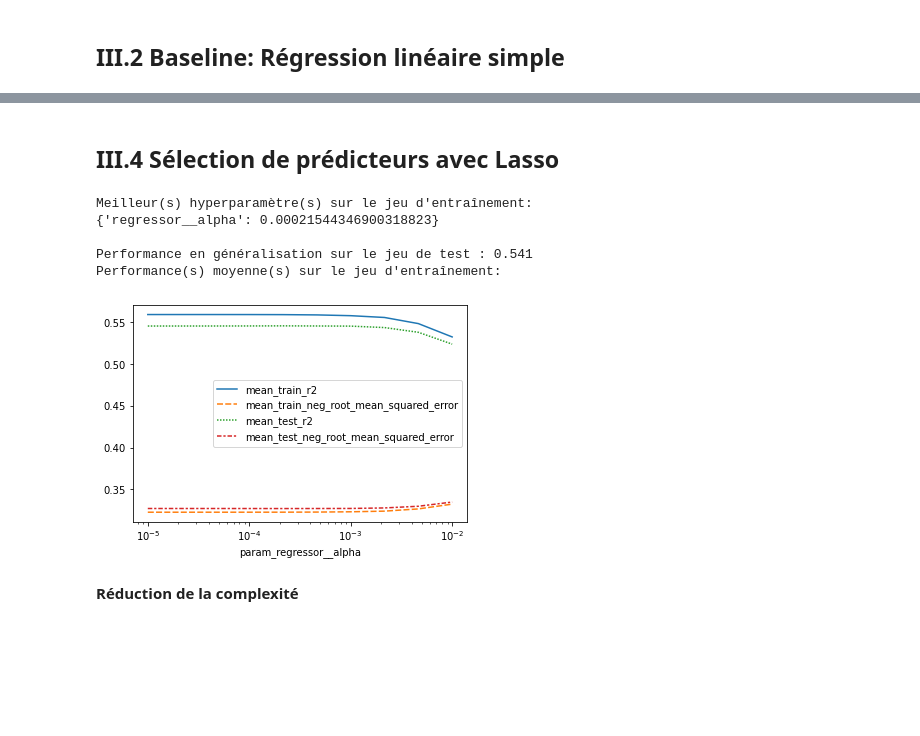
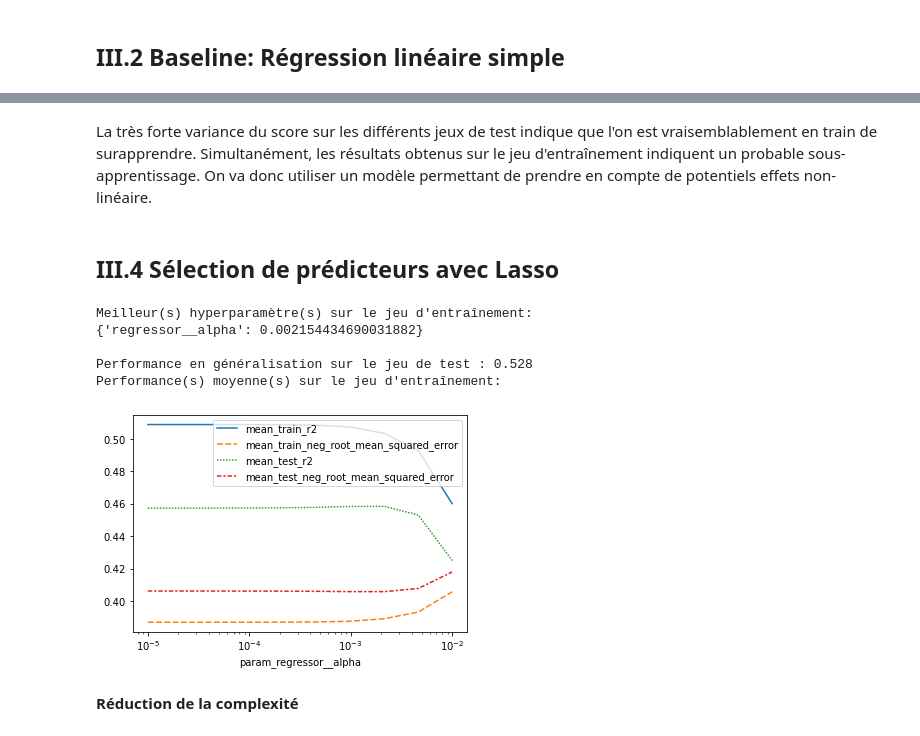
Before and after one commit to OlivierLegrand/P7, a Jupyter notebook: P4/Pélec_02_code.ipynb, the cells around one changed output, grey strips where cells are left out. Saved outputs shown, nothing was run; the diff lists cells and outputs as text; code cells hidden in the pictures; blank space fills up the shorter version.

```diff
--- a/P4/Pélec_02_code.ipynb
+++ b/P4/Pélec_02_code.ipynb
@@ -61,0 +39,4 @@ On définit également quelques routines pour automatiser les traitements.
+# %%
+SEUmodel = pd.read_csv("./SEUmodel.csv")
+GHGmodel = pd.read_csv("./GHGmodel.csv")
+SEUmodel.info()
@@ -251,8 +270,18 @@ def print_cvresults(score, regr, param_grid):
     param_cols += param_keys
     param_cols += ["mean_fit_time", "std_fit_time", "mean_score_time", "std_score_time"]
 
-    # Performance sur le jeu d'entraînement
-    print("Performance(s) moyenne(s) sur le jeu d'entraînement:")
+    mean_scores = cv_results.loc[
+        cv_results[list(param_keys)[0]]==gspipeline.best_params_["regressor__"+list(param_grid)[0]],
+        ["mean_train_r2", "mean_train_neg_root_mean_squared_error",
+         "mean_test_r2", "mean_test_neg_root_mean_squared_error"]].mean()
+
+    print("Scores moyens sur le jeu d'entraînement, avec le meilleur modèle:")
+    print("R2: {:.3f} +/- {:.3f}".format(mean_scores[0], cvresults.iloc[0]["std_train_r2"]))
+    print("RMSE: {:.3f} +/- {:.3f}".format(mean_scores[1], cvresults.iloc[0]["std_train_neg_root_mean_squared_error"]))
+    print('')
+    print("Scores moyens sur le jeu de test, avec le meilleur modèle:")
+    print("R2: {:.3f} +/- {:.3f}".format(mean_scores[2], cvresults.iloc[0]["std_test_r2"]))
+    print("RMSE: {:.3f} +/- {:.3f}".format(mean_scores[3], cvresults.iloc[0]["std_test_neg_root_mean_squared_error"]))
 
     return cv_results, param_cols
 
@@ -319,32 +344,34 @@ Performance(s) moyenne(s) sur le jeu d'entraînement:
+# %% [markdown]
+La très forte variance du score sur les différents jeux de test indique que l'on est vraisemblablement en train de surapprendre. Simultanément, les résultats obtenus sur le jeu d'entraînement indiquent un probable sous-apprentissage. On va donc utiliser un modèle permettant de prendre en compte de potentiels effets non-linéaire.
 # %% [markdown]
 ## III.4 Sélection de prédicteurs avec Lasso
 # %%
-m1, features = modelpreparation(model1)
+m1, features = modelpreparation(SEUmodel)
 
 # Valeurs possibles du paramètre alpha
 params = {"alpha" : np.logspace(-5, -2, 10)}
 
 # Choisir un score à optimiser et/ou une erreur à minimiser, ici le R2 et le RMSE
 score = ('r2', 'neg_root_mean_squared_error')
 
 # modèle
 model = Lasso(tol=1e-4, max_iter=1e5)
 
 # Preprocessing et fit du modèle
 gspipeline = crossval_GS("SiteEnergyUse_log", features, m1, params, model, score)
 
 # DataFrame des résultats de la validation croisée
 cvresults, _ = print_cvresults(score, gspipeline, params)
 
 # Graphe des résultats sur les sets d'entrainement et de test, en fonction de(s) l'hyperparamètre(s)
 plot_traintestscores(cvresults, score, plot_param="alpha")
 # %% [output]
 Meilleur(s) hyperparamètre(s) sur le jeu d'entraînement:
-{'regressor__alpha': 0.00021544346900318823}
+{'regressor__alpha': 0.002154434690031882}
 
-Performance en généralisation sur le jeu de test : 0.541
+Performance en généralisation sur le jeu de test : 0.528
 Performance(s) moyenne(s) sur le jeu d'entraînement:
-[figure, old version]
+[figure, new version]
 # %% [markdown]
 **Réduction de la complexité**
 # %% [markdown]
```
Also changed, not shown: parts of 24 cells of this notebook, 1 other file.
